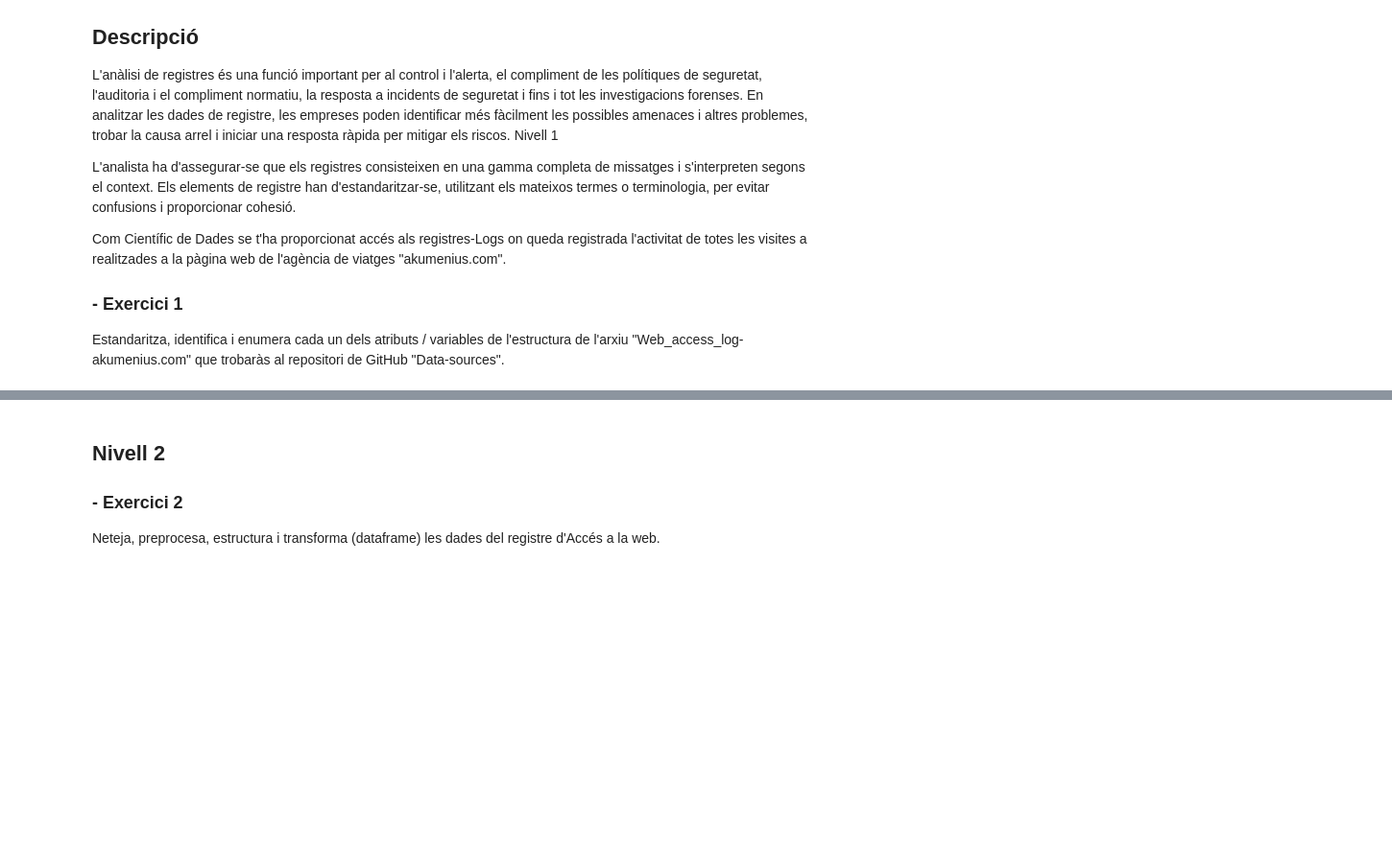
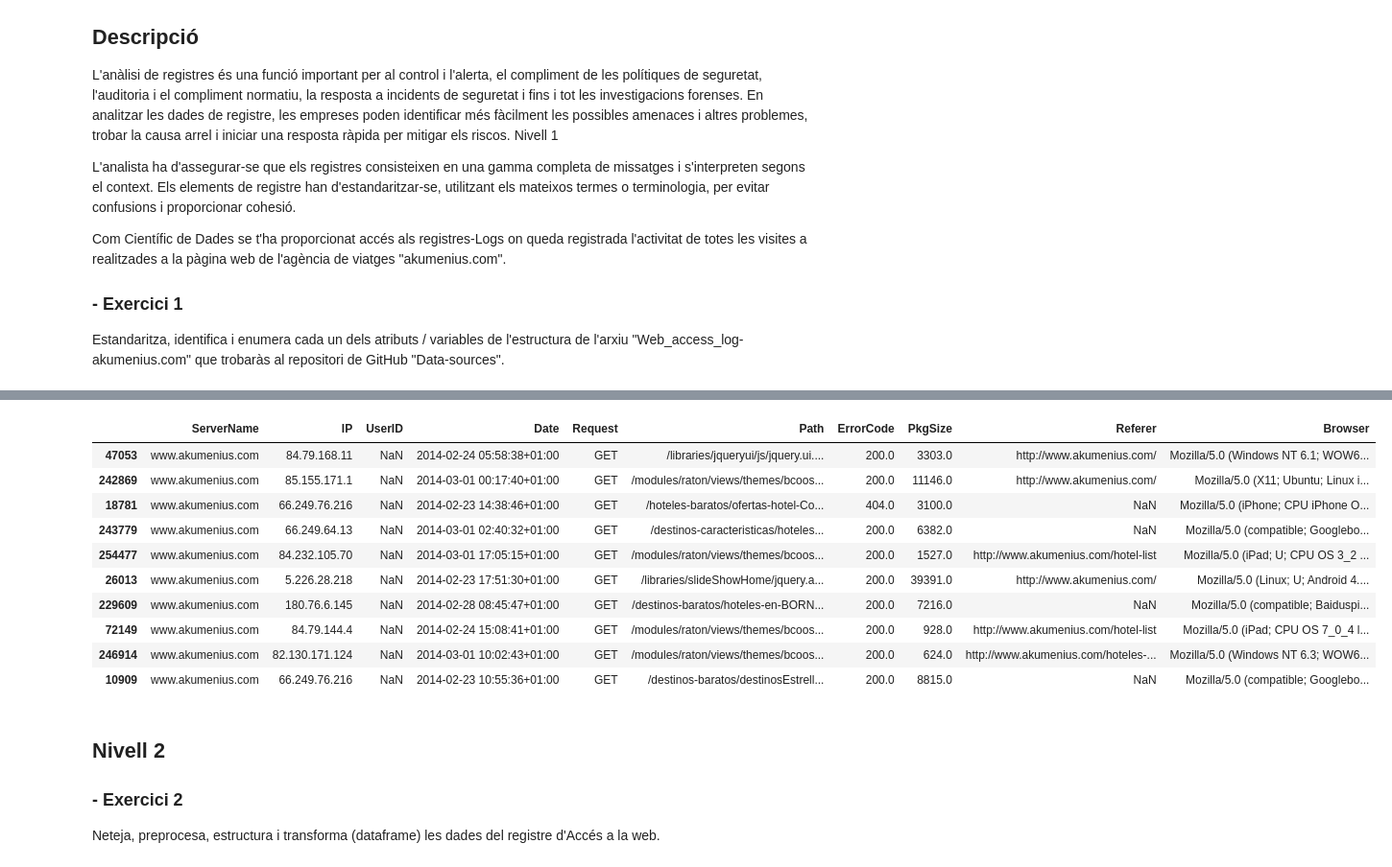
Before and after one commit to hidenfox/Registre-de-logs, a Jupyter notebook: S04T01.ipynb, the cells around one changed output, grey strips where cells are left out. Shown at 96% size. Cells and saved outputs as stored; diff of their text form; code cells hidden in the pictures; blank space fills up the shorter version.

```diff
--- a/S04T01.ipynb
+++ b/S04T01.ipynb
@@ -14,16 +14,15 @@ Com Científic de Dades se t'ha proporcionat accés als registres-Logs on queda
 Estandaritza, identifica i enumera cada un dels atributs / variables de l'estructura de l'arxiu "Web_access_log-akumenius.com" que trobaràs al repositori de GitHub "Data-sources".
 # %%
 import pandas as pd
-
+import numpy as np
 #d_ServerName="(\S+)"
 
 #patterns = [pattern1, pattern2, pattern3]
 #compiled_combined = re.compile('|'.join(x for x in patterns), FLAGS_TO_USE)
-delimiter = r'(\S+)\s([0-9.]+|-)\s(.+)\s(.+)\s\[(\d+/\w+/\d{4}):(\d+:\d+:\d+\s\+\d*)\]\s\"(\w{3,7}) \* (.*)\"\s(\d+|-)\s(\d+|-)\s\"(.+)\"\s\"(.+)\"\sVLOG=(.+)'
+delimiter = r'(\S+)\s([0-9.]+|-)\s(.+)\s(.+)\s\[(\d+/\w+/\d{4}:\d+:\d+:\d+\s\+\d*)\]\s\"(\w{3,7}) (.*)\"\s(\d+|-)\s(\d+|-)\s\"(.+)\"\s\"(.+)\"\sVLOG=(.+)'
 data_file = "Web_access_log-akumenius.com.txt"
 column_names = ['ServerName', 'IP', 'Identity', 'UserID','Date','Time','Request','Protocol','ErrorCode','PkgSize', 'Referer', 'Browser','VLOG' ]
-
-
-df = pd.read_csv(data_file,delimiter=delimiter,engine='python',keep_default_na=True<z,names=['ServerName', 'IP', 'Identity', 'UserID','Date','Time','Request','Protocol','ErrorCode','PkgSize', 'Referer', 'Browser','VLOG' ])
-
-df.tail(100)
+df = pd.read_csv(data_file,delimiter=delimiter,engine='python', na_values="-",usecols = [*range(1, 13)],index_col=False,
+names=['ServerName', 'IP', 'Identity', 'UserID','Date','Request','Path','ErrorCode','PkgSize', 'Referer', 'Browser','VLOG' ])
+df.drop(["Identity","VLOG"],axis=1,inplace=True)
+df.sample(5)
@@ -30,3 +61,17 @@ df.tail(100)
+# %%
+df.sample(10)
+# %% [output]
+|  | ServerName | IP | UserID | Date | Request | Path | ErrorCode | PkgSize | Referer | Browser |
+| 47053 | www.akumenius.com | 84.79.168.11 | NaN | 2014-02-24 05:58:38+01:00 | GET | /libraries/jqueryui/js/jquery.ui.... | 200.0 | 3303.0 | http://www.akumenius.com/ | Mozilla/5.0 (Windows NT 6.1; WOW6... |
+| 242869 | www.akumenius.com | 85.155.171.1 | NaN | 2014-03-01 00:17:40+01:00 | GET | /modules/raton/views/themes/bcoos... | 200.0 | 11146.0 | http://www.akumenius.com/ | Mozilla/5.0 (X11; Ubuntu; Linux i... |
+| 18781 | www.akumenius.com | 66.249.76.216 | NaN | 2014-02-23 14:38:46+01:00 | GET | /hoteles-baratos/ofertas-hotel-Co... | 404.0 | 3100.0 | NaN | Mozilla/5.0 (iPhone; CPU iPhone O... |
+| 243779 | www.akumenius.com | 66.249.64.13 | NaN | 2014-03-01 02:40:32+01:00 | GET | /destinos-caracteristicas/hoteles... | 200.0 | 6382.0 | NaN | Mozilla/5.0 (compatible; Googlebo... |
+| 254477 | www.akumenius.com | 84.232.105.70 | NaN | 2014-03-01 17:05:15+01:00 | GET | /modules/raton/views/themes/bcoos... | 200.0 | 1527.0 | http://www.akumenius.com/hotel-list | Mozilla/5.0 (iPad; U; CPU OS 3_2 ... |
+| 26013 | www.akumenius.com | 5.226.28.218 | NaN | 2014-02-23 17:51:30+01:00 | GET | /libraries/slideShowHome/jquery.a... | 200.0 | 39391.0 | http://www.akumenius.com/ | Mozilla/5.0 (Linux; U; Android 4.... |
+| 229609 | www.akumenius.com | 180.76.6.145 | NaN | 2014-02-28 08:45:47+01:00 | GET | /destinos-baratos/hoteles-en-BORN... | 200.0 | 7216.0 | NaN | Mozilla/5.0 (compatible; Baiduspi... |
+| 72149 | www.akumenius.com | 84.79.144.4 | NaN | 2014-02-24 15:08:41+01:00 | GET | /modules/raton/views/themes/bcoos... | 200.0 | 928.0 | http://www.akumenius.com/hotel-list | Mozilla/5.0 (iPad; CPU OS 7_0_4 l... |
+| 246914 | www.akumenius.com | 82.130.171.124 | NaN | 2014-03-01 10:02:43+01:00 | GET | /modules/raton/views/themes/bcoos... | 200.0 | 624.0 | http://www.akumenius.com/hoteles-... | Mozilla/5.0 (Windows NT 6.3; WOW6... |
+| 10909 | www.akumenius.com | 66.249.76.216 | NaN | 2014-02-23 10:55:36+01:00 | GET | /destinos-baratos/destinosEstrell... | 200.0 | 8815.0 | NaN | Mozilla/5.0 (compatible; Googlebo... |
 # %% [markdown]
 ## Nivell 2
 
```
Also changed, not shown: parts of 7 cells of this notebook, 1 other file.
